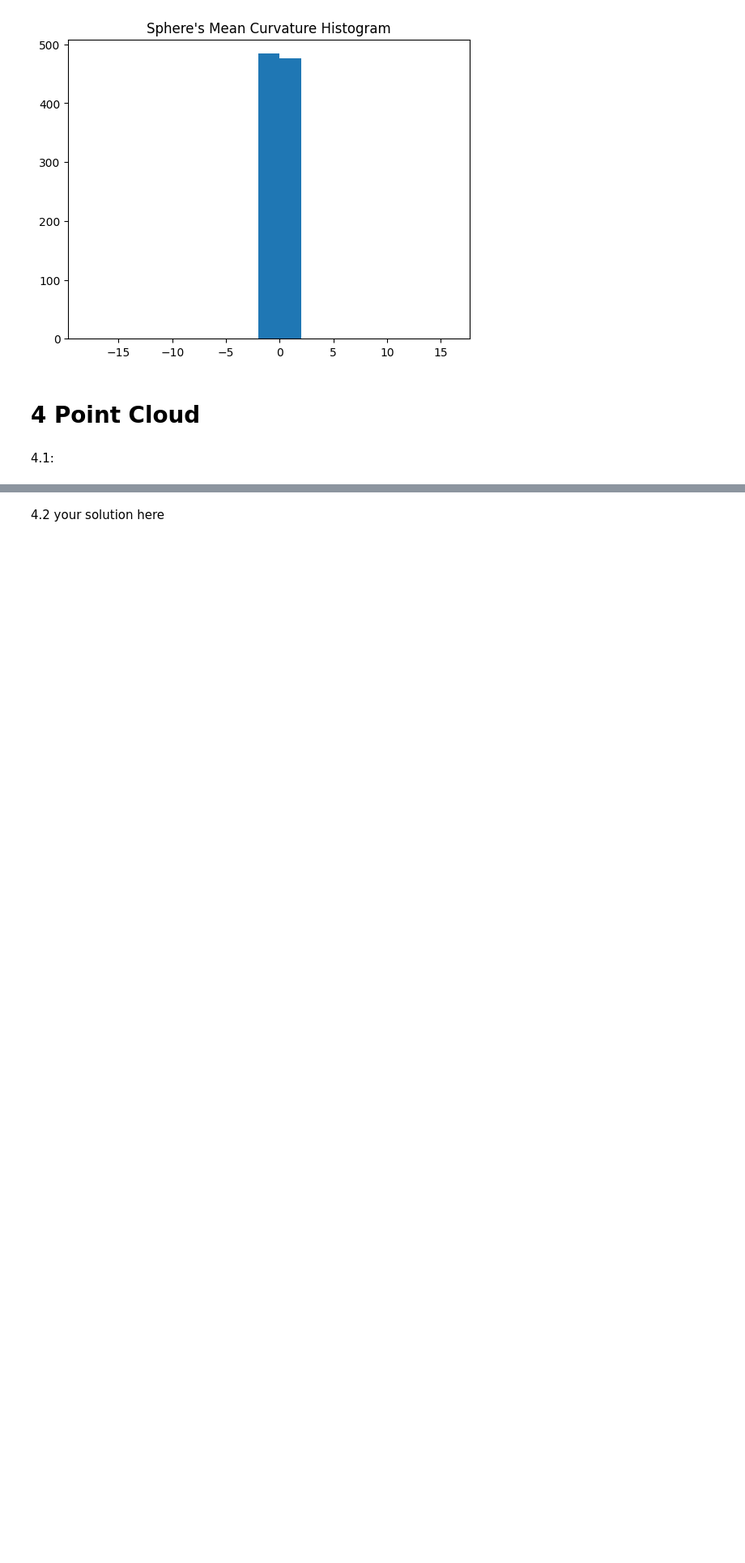
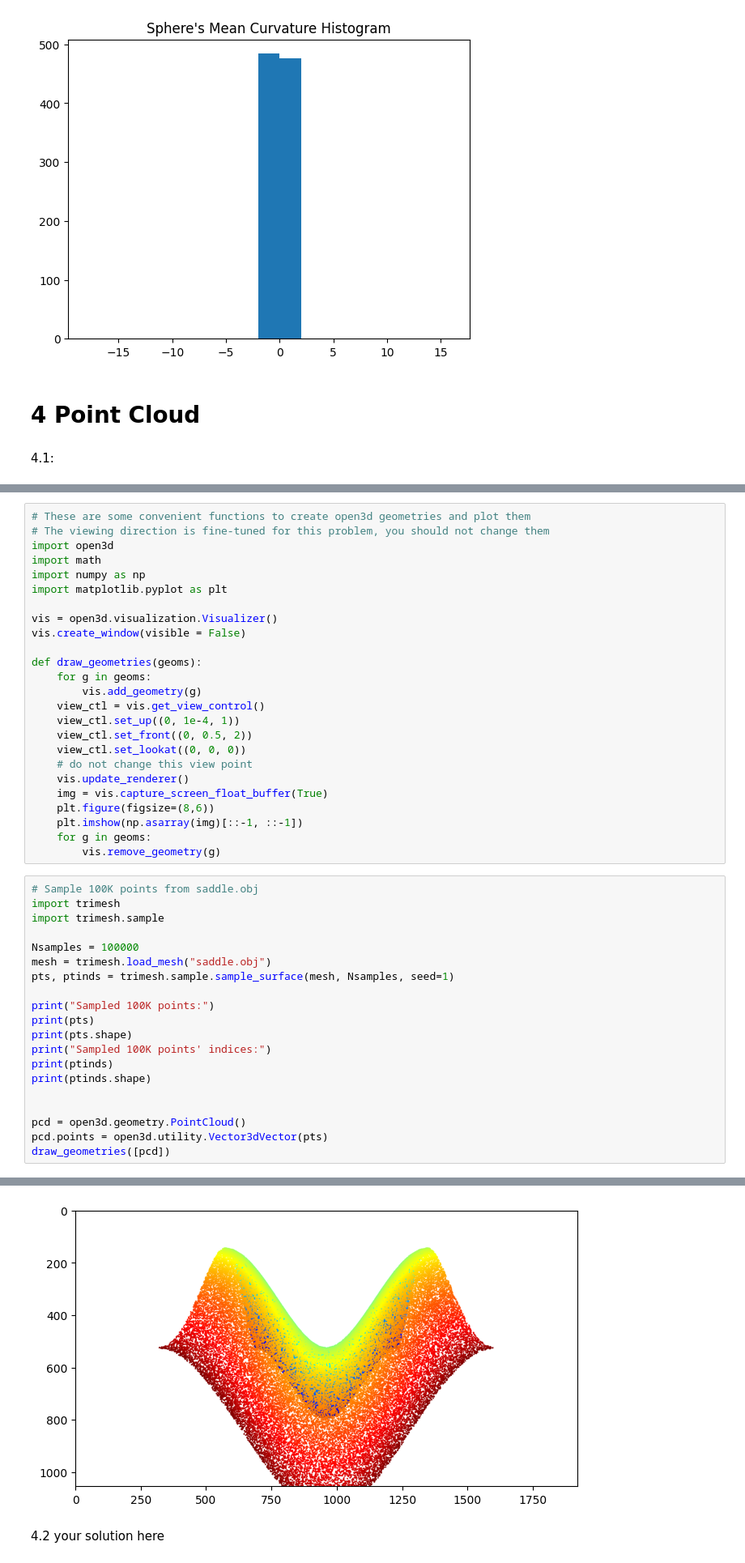
Before and after one commit to astonastonaston/3D_Deep_Learning_HWs, a Jupyter notebook: HW1/HW1.ipynb, the cells around one changed output, grey strips where cells are left out. Shown at 81% size. Saved outputs shown, nothing was run; the diff lists cells and outputs as text; blank space fills up the shorter version.

```diff
--- a/HW1/HW1.ipynb
+++ b/HW1/HW1.ipynb
@@ -930,0 +840,46 @@ Text(0.5, 1.0, "Sievert's surface")
+# %%
+# These are some convenient functions to create open3d geometries and plot them
+# The viewing direction is fine-tuned for this problem, you should not change them
+import open3d
+import math
+import numpy as np
+import matplotlib.pyplot as plt
+
+vis = open3d.visualization.Visualizer()
+vis.create_window(visible = False)
+
+def draw_geometries(geoms):
+    for g in geoms:
+        vis.add_geometry(g)
+    view_ctl = vis.get_view_control()
+    view_ctl.set_up((0, 1e-4, 1))
+    view_ctl.set_front((0, 0.5, 2))
+    view_ctl.set_lookat((0, 0, 0))
+    # do not change this view point
+    vis.update_renderer()
+    img = vis.capture_screen_float_buffer(True)
+    plt.figure(figsize=(8,6))
+    plt.imshow(np.asarray(img)[::-1, ::-1])
+    for g in geoms:
+        vis.remove_geometry(g)
+# %%
+# Sample 100K points from saddle.obj
+import trimesh
+import trimesh.sample
+
+Nsamples = 100000
+mesh = trimesh.load_mesh("saddle.obj")
+pts, ptinds = trimesh.sample.sample_surface(mesh, Nsamples, seed=1)
+
+print("Sampled 100K points:")
+print(pts)
+print(pts.shape)
+print("Sampled 100K points' indices:")
+print(ptinds)
+print(ptinds.shape)
+
+
+pcd = open3d.geometry.PointCloud()
+pcd.points = open3d.utility.Vector3dVector(pts)
+draw_geometries([pcd])
+# %% [output]
@@ -931,2 +898,3 @@ Text(0.5, 1.0, "Sievert's surface")
+[figure, added]
 # %% [markdown]
 4.2 your solution here
```
Also changed, not shown: parts of 6 cells of this notebook.
